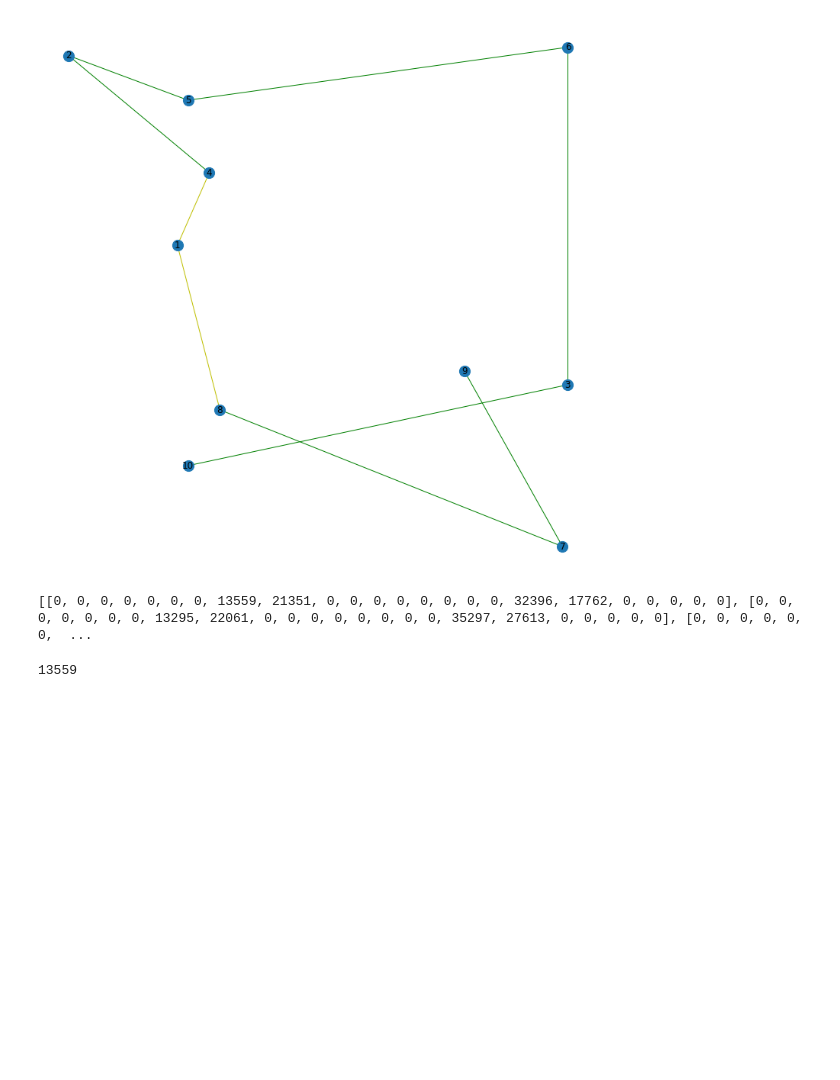
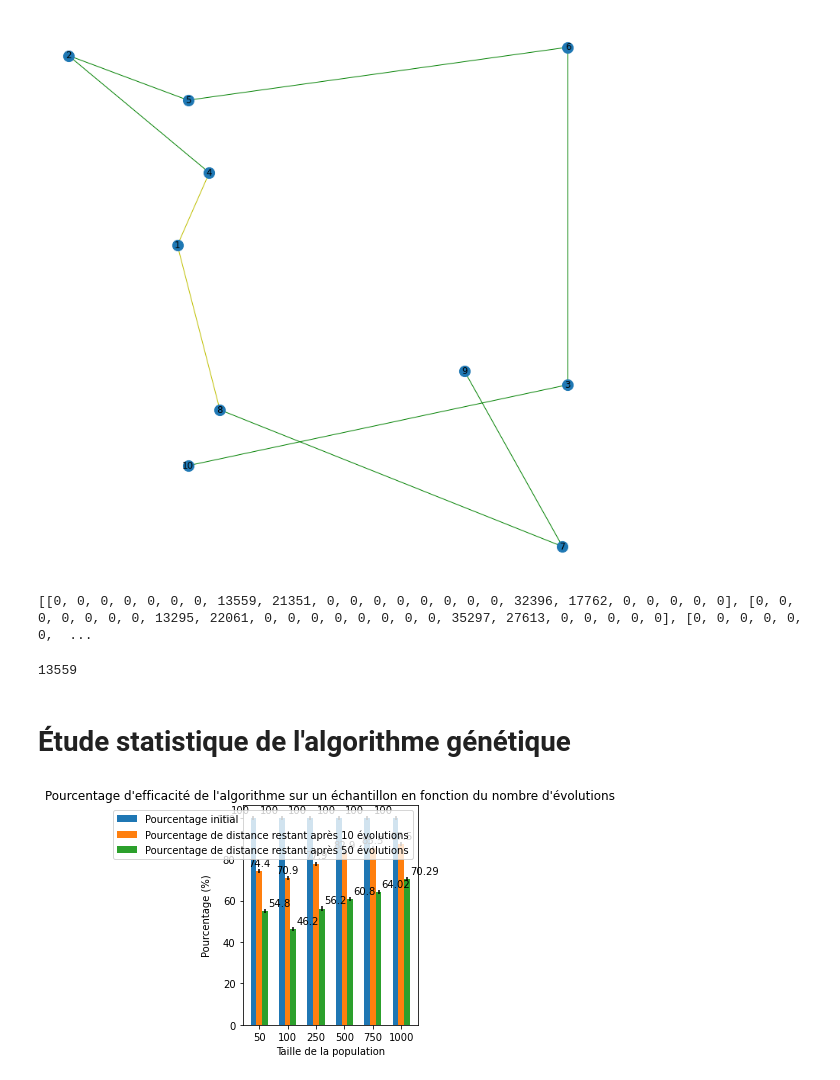
Before and after one commit to CoCodeur/VRP-PROJECT, a Jupyter notebook: AG/AlgorithmeGénétique.ipynb, the cells around one changed output. Drawn from its saved outputs; the diff is of its cells as text; code cells hidden in the pictures; blank space fills up the shorter version.

```diff
--- a/AG/AlgorithmeGénétique.ipynb
+++ b/AG/AlgorithmeGénétique.ipynb
@@ -400,3 +400,58 @@ print(evolution_heure_arete)
 # %%
 # %% [output]
 13559
+# %% [markdown]
+# Étude statistique de l'algorithme génétique
+# %%
+import matplotlib
+import matplotlib.pyplot as plt
+import numpy as np
+
+#Valeur des pourcentages
+distance_initiale, init_std = (100, 100, 100, 100, 100, 100), (1, 1, 1, 1, 1,1)
+distance10, dix_std = (74.4, 70.9, 77.9, 82.9, 85.5, 87.5), (1, 1, 1, 1, 1, 1)
+distance50, cinquante_std = (54.8, 46.2,  56.2, 60.8, 64.02, 70.29), (1, 1, 1, 1, 1,1)
+
+ind = np.arange(len(distance_initiale))  # the x locations for the groups
+width = 0.20  # the width of the bars
+
+#Création des barres
+fig, ax = plt.subplots()
+rects1 = ax.bar(ind - width, distance_initiale, width, yerr=init_std,
+                label='Pourcentage initial')
+rects2 = ax.bar(ind, distance10, width, yerr=dix_std,
+                label='Pourcentage de distance restant après 10 évolutions')
+rects3 = ax.bar(ind + width, distance50, width, yerr=cinquante_std,
+                label='Pourcentage de distance restant après 50 évolutions')
+
+# Ajout de texte pour faciliter la compréhension du diagramme
+ax.set_ylabel('Pourcentage (%)')
+ax.set_xlabel('Taille de la population')
+ax.set_title('Pourcentage d\'efficacité de l\'algorithme sur un échantillon en fonction du nombre d\'évolutions')
+ax.set_xticks(ind)
+ax.set_xticklabels(('50', '100', '250', '500', '750', '1000'))
+ax.legend()
+
+
+def autolabel(rects, xpos='center'):
+    ha = {'center': 'center', 'right': 'left', 'left': 'right'}
+    offset = {'center': 0, 'right': 1, 'left': -1}
+
+    for rect in rects:
+        height = rect.get_height()
+        ax.annotate('{}'.format(height),
+                    xy=(rect.get_x() + rect.get_width() / 2, height),
+                    xytext=(offset[xpos]*3, 3),  # use 3 points offset
+                    textcoords="offset points",  # in both directions
+                    ha=ha[xpos], va='bottom')
+
+
+autolabel(rects1, "left")
+autolabel(rects2, "center")
+autolabel(rects3, "right")
+
+fig.tight_layout()
+#Affichage de la solution
+plt.show()
+# %% [output]
+[figure, added]
```
Also changed, not shown: parts of 3 cells of this notebook.
